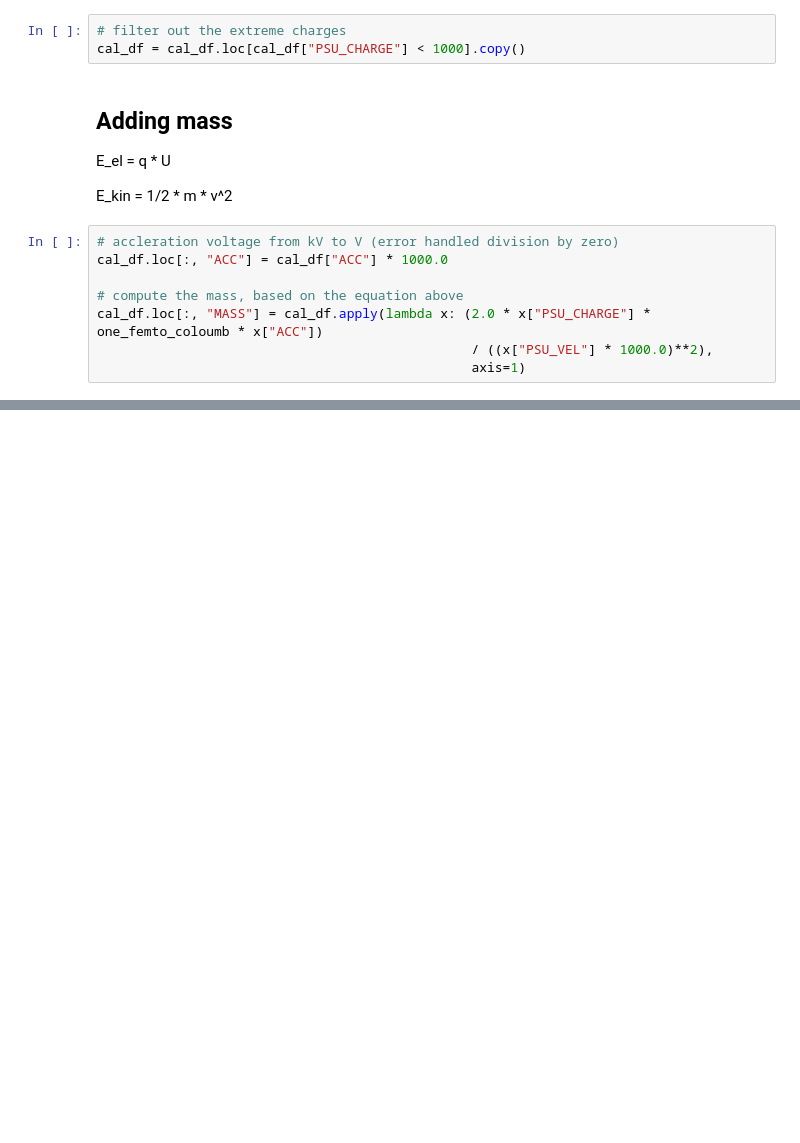
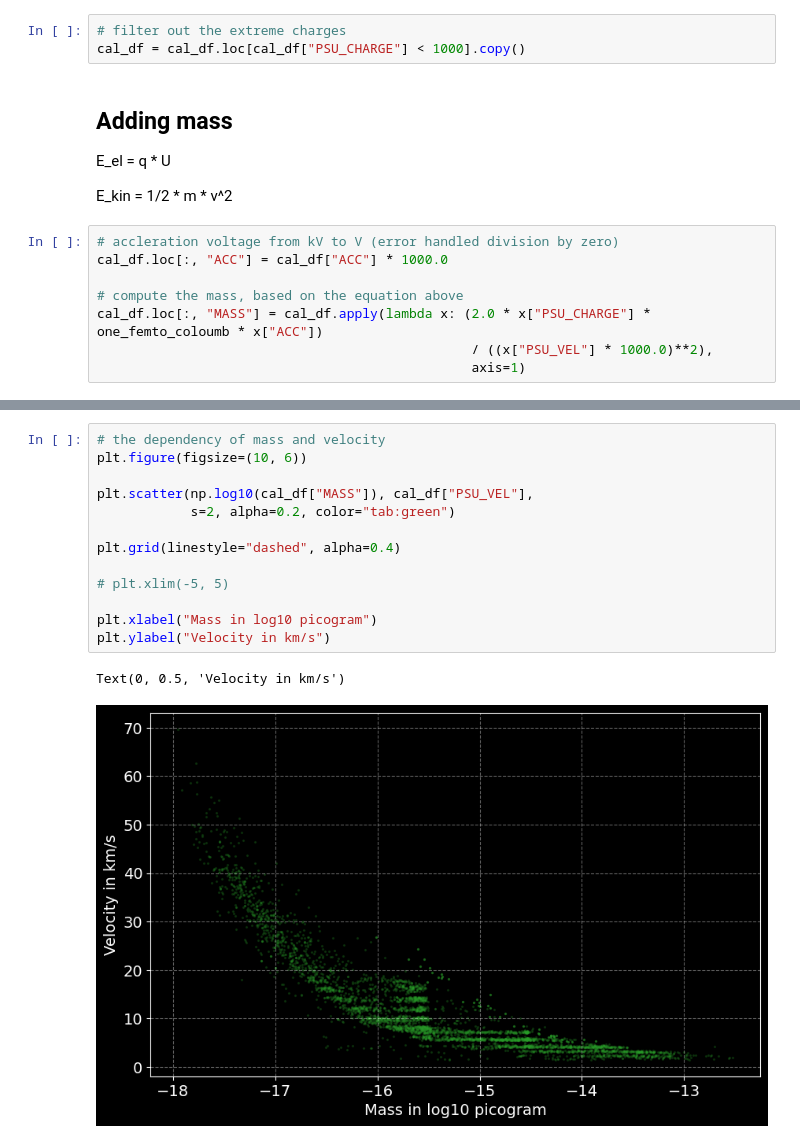
Before and after one commit to rahulranjansah/cassini, a Jupyter notebook: scripts/eda.ipynb, the cells around one changed output, grey strips where cells are left out. Saved outputs shown, nothing was run; the diff lists cells and outputs as text; blank space fills up the shorter version.

```diff
--- a/scripts/eda.ipynb
+++ b/scripts/eda.ipynb
@@ -164,0 +205,16 @@ cal_df.loc[:, "MASS"] = cal_df.apply(lambda x: (2.0 * x["PSU_CHARGE"] * one_femt
+# %%
+# the dependency of mass and velocity
+plt.figure(figsize=(10, 6))
+
+plt.scatter(np.log10(cal_df["MASS"]), cal_df["PSU_VEL"],
+            s=2, alpha=0.2, color="tab:green")
+
+plt.grid(linestyle="dashed", alpha=0.4)
+
+# plt.xlim(-5, 5)
+
+plt.xlabel("Mass in log10 picogram")
+plt.ylabel("Velocity in km/s")
+# %% [output]
+Text(0, 0.5, 'Velocity in km/s')
+[figure, added]
```
Also changed, not shown: parts of 7 cells of this notebook, 1 other file.
